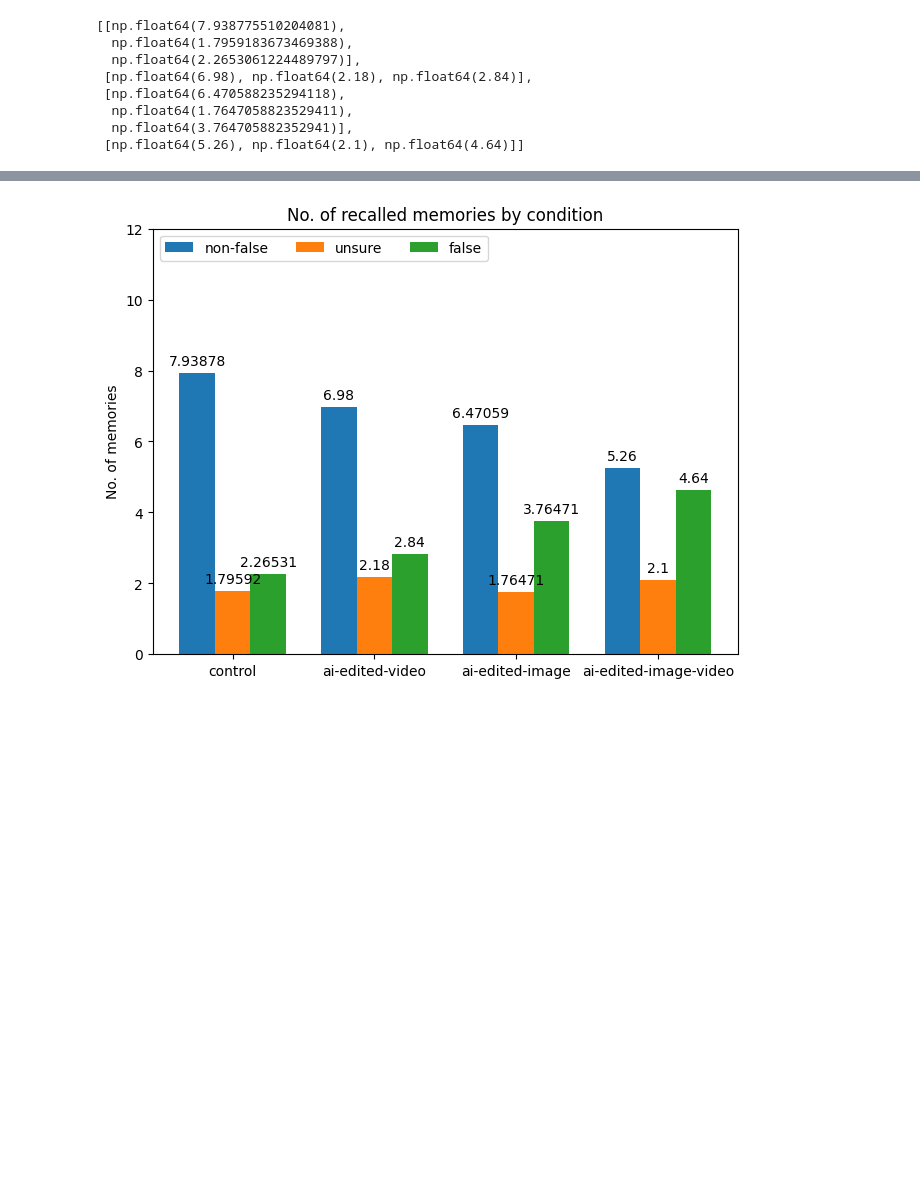
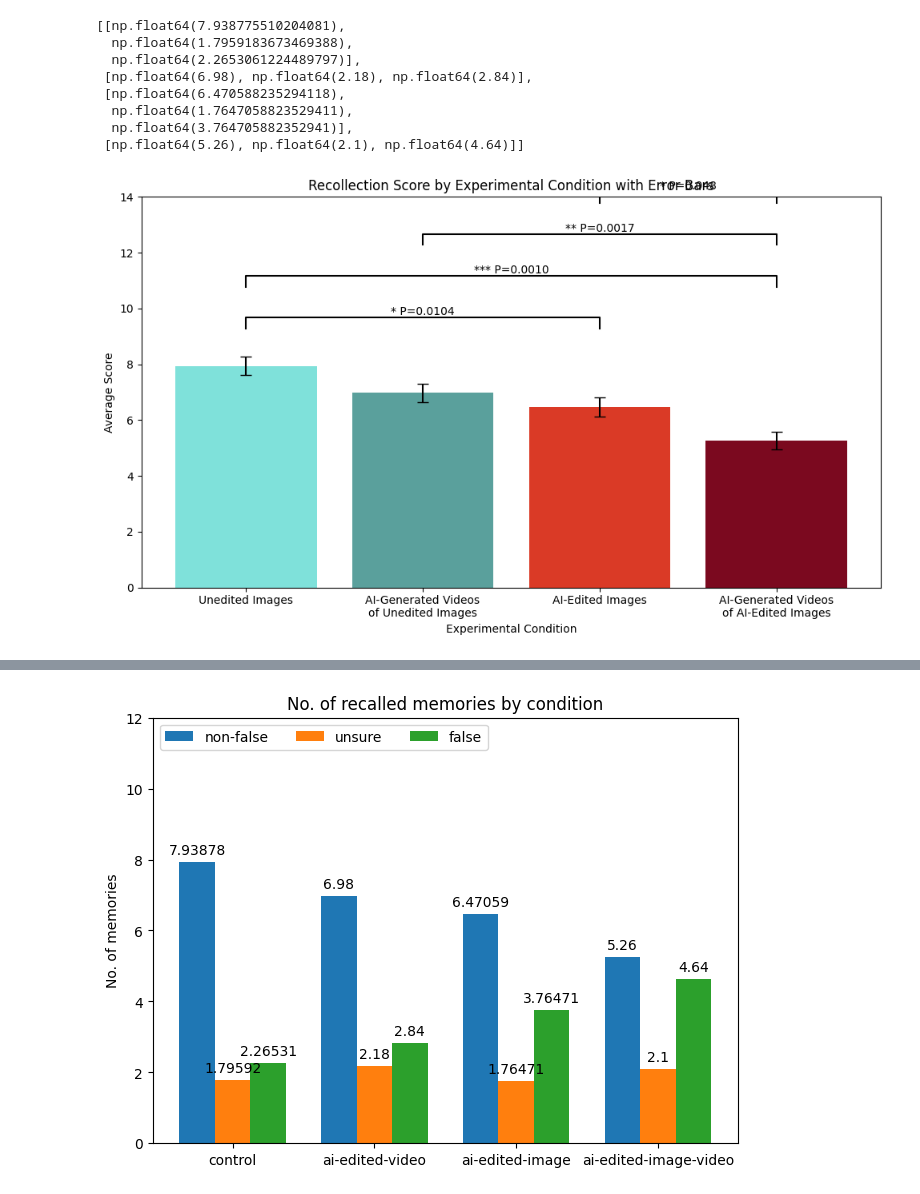
Before and after one commit to mitmedialab/synthetic-human-memories, a Jupyter notebook: analyze.ipynb, the cells around one changed output, grey strips where cells are left out. Cells and saved outputs as stored; diff of their text form; code cells hidden in the pictures; blank space fills up the shorter version.

Commit message:
feat: graphs

```diff
--- a/analyze.ipynb
+++ b/analyze.ipynb
@@ -268,7 +268,7 @@ x_pos = np.arange(len(conditions))
 
 # Significance values (p-values) for the significance markers
 significance_values = [
-    ((0, 2), '** P=0.00296'),
+    ((0, 2), '** P=0.0027'),
     ((0, 3), '*** P=0.0010'),
     ((1, 3), '*** P=0.0010'),
     ((2, 3), '* P=0.0301'),
@@ -366,7 +366,8 @@ print(f_oneway(conf['control'], conf['ai-edited-video'], conf['ai-edited-image']
 print("\nTUKEY (# of recalled memories)")
 for i in range(3):
     print(['non-false', 'unsure', 'false'][i])
-    print("#\n", sp.posthoc_tukey([[el[i] for el in memories[c]] for c in conditions]), "\nconf.\n",sp.posthoc_tukey([[el[i] for el in memories[c]] for c in conditions]))
+    print("# accuracy\n", sp.posthoc_tukey([[el[i] for el in memories[c]] for c in conditions]), "\nconf.\n",
+          sp.posthoc_tukey([[el[i] for el in conf[c]] for c in conditions]))
     print()
 # %% [output]
 F_onewayResult(statistic=array([11.29910421,  0.50568642, 12.95450353]), pvalue=array([7.19423901e-07, 6.78798239e-01, 9.35251465e-08]))
@@ -415,3 +417,92 @@ means
   np.float64(1.7647058823529411),
   np.float64(3.764705882352941)],
  [np.float64(5.26), np.float64(2.1), np.float64(4.64)]]
+# %%
+ordered_labels = ['Unedited Images', 'AI-Generated Videos\nof Unedited Images', 'AI-Edited Images', 'AI-Generated Videos\nof AI-Edited Images']
+colors = ["#7FE1DA", "#5AA09C", "#DA3A26", "#7B091F"]
+
+ # X positions
+x_pos = np.arange(len(conditions))
+
+#           1         2         3         4
+# 1  1.000000  0.396745  0.002962  0.001000
+# 2  0.396745  1.000000  0.210558  0.001000
+# 3  0.002962  0.210558  1.000000  0.030136
+# 4  0.001000  0.001000  0.030136  1.000000
+
+# *    P ≤ 0.05
+# **   P ≤ 0.01
+# ***  P ≤ 0.001
+# **** P ≤ 0.0001
+
+# Significance values (p-values) for the significance markers
+significance_values = [[
+    ((0, 2), '* P=0.0104'),
+    ((0, 3), '*** P=0.0010'),
+    ((1, 3), '** P=0.0017'),
+    ((2, 3), '* P=0.048'),
+], [], [
+    ((0, 2), '* P=0.0017'),
+    ((0, 3), '*** P=0.0010'),
+    ((1, 3), '*** P=0.0010'),
+]]
+
+#            1         2         3         4
+# 1  1.000000  0.176505  0.010405  0.001000
+# 2  0.176505  1.000000  0.671078  0.001700
+# 3  0.010405  0.671078  1.000000  0.048483
+# 4  0.001000  0.001700  0.048483  1.000000
+
+#            1         2         3         4
+# 1  1.000000  0.773965  0.900000  0.880243
+# 2  0.773965  1.000000  0.726956  0.900000
+# 3  0.900000  0.726956  1.000000  0.834302
+# 4  0.880243  0.900000  0.834302  1.000000
+
+#            1         2         3         4
+# 1  1.000000  0.501394  0.001785  0.001000
+# 2  0.501394  1.000000  0.107982  0.001000
+# 3  0.001785  0.107982  1.000000  0.140631
+# 4  0.001000  0.001000  0.140631  1.000000
+
+for i in range(3):
+    # Creating the bar plot with error bars
+    curr_means = [means[j][i] for j in range(4)]
+    curr_errors = [errors[j][i] for j in range(4)]
+
+    plt.figure(figsize=(10, 6))
+    bars = plt.bar(x_pos, curr_means, yerr=curr_errors, capsize=5, color=colors)
+    plt.title('Recollection Score by Experimental Condition with Error Bars')
+    plt.ylabel('Average Score')
+    plt.xlabel('Experimental Condition')
+    plt.xticks(x_pos, ordered_labels)
+
+    # Adding significance markers with p-values, separate and not overlapping
+    y_base_offset = 1  # Base vertical offset for significance lines
+    y_increment = 1.2  # Increment for each subsequent significance marker
+
+    # Initialize the first y position above the highest bar
+    current_y_position = max(curr_means) + max(curr_errors) + y_base_offset
+
+    for idx, ((i, j), label) in enumerate(significance_values[i]):
+        x1, x2 = x_pos[i], x_pos[j]
+        # print("{1} and {2} with id: {0}".format(idx, x1, x2))
+        y = current_y_position
+        h, col = 0.4, 'k'
+        plt.plot([x1, x1, x2, x2], [y, y+h, y+h, y], lw=1.5, c=col)
+        plt.text((x1 + x2) * 0.5, y + h, label, ha='center', va='bottom', color=col)
+        current_y_position += y_increment  # Update the y position for the next marker
+
+    # Adjust plot limits to make space for significance markers
+    plt.ylim(0, 14) # current_y_position + y_increment
+
+    # Improve layout
+    plt.tight_layout()
+
+    plt.savefig('immediate_false_mem.png')
+    #plt.savefig('foo.png', bbox_inches='tight')
+
+    # Show the plot
+    plt.show()
+# %% [output]
+[figure, added]
```
Also changed, not shown: parts of 3 cells of this notebook, 1 other file.
